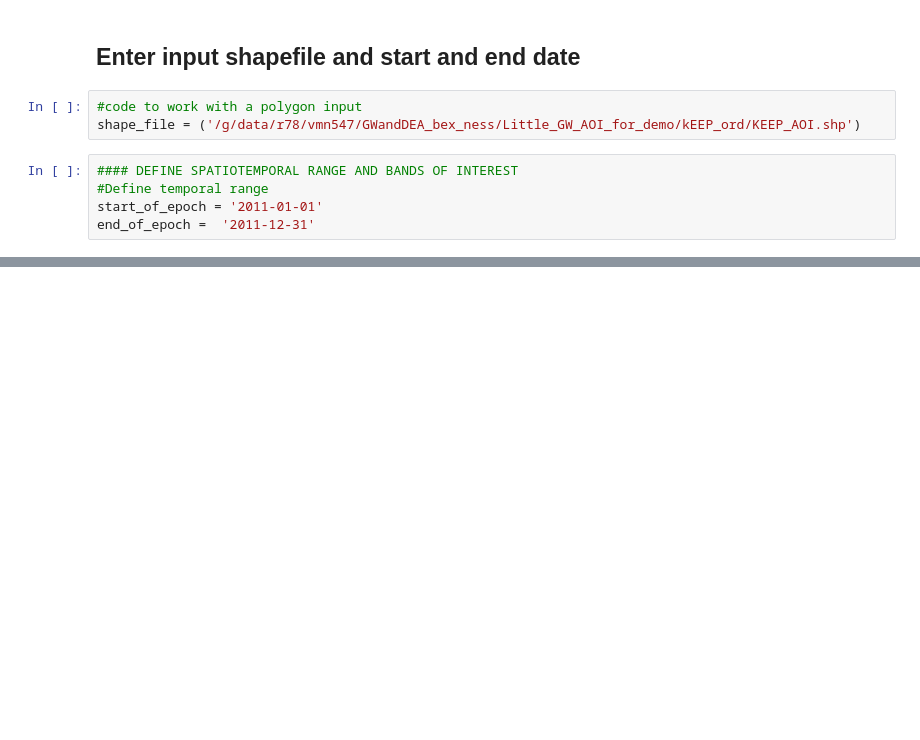
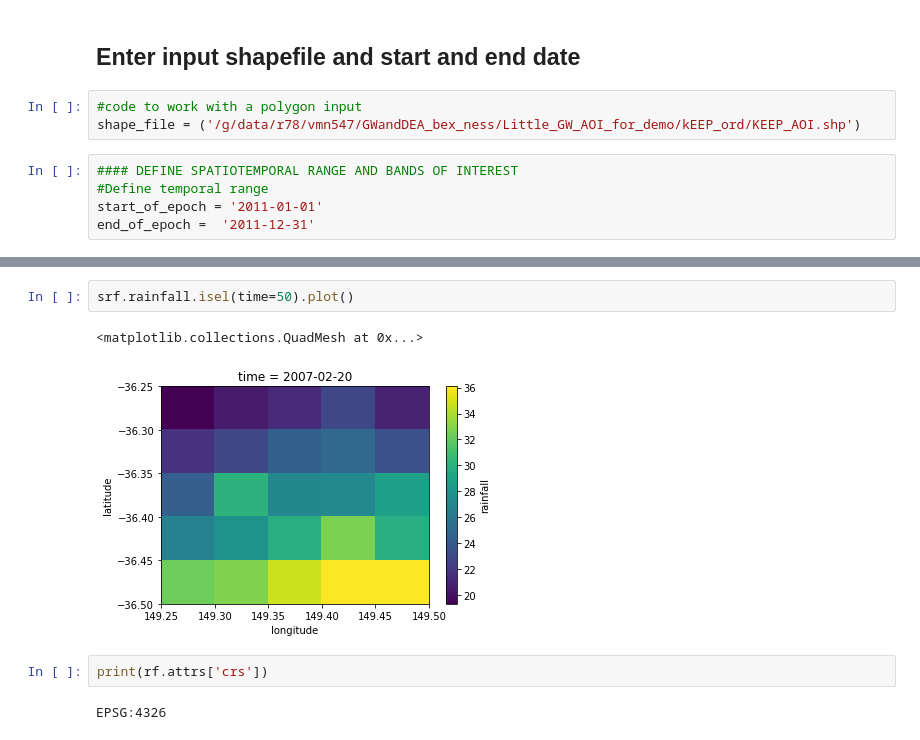
Before and after one commit to BexDunn/GWandDEA_bex_ness, a Jupyter notebook: Notebook_Rainfall_simple_example.ipynb, the cells around one changed output, grey strips where cells are left out. Drawn from its saved outputs; the diff is of its cells as text; blank space fills up the shorter version.

```diff
--- a/Notebook_Rainfall_simple_example.ipynb
+++ b/Notebook_Rainfall_simple_example.ipynb
@@ -118,0 +136,9 @@ plt.show()
+# %%
+srf.rainfall.isel(time=50).plot()
+# %% [output]
+<matplotlib.collections.QuadMesh at 0x...>
+[figure, added]
+# %%
+print(rf.attrs['crs'])
+# %% [output]
+EPSG:4326
```
Also changed, not shown: parts of 4 cells of this notebook, 25 other files.
